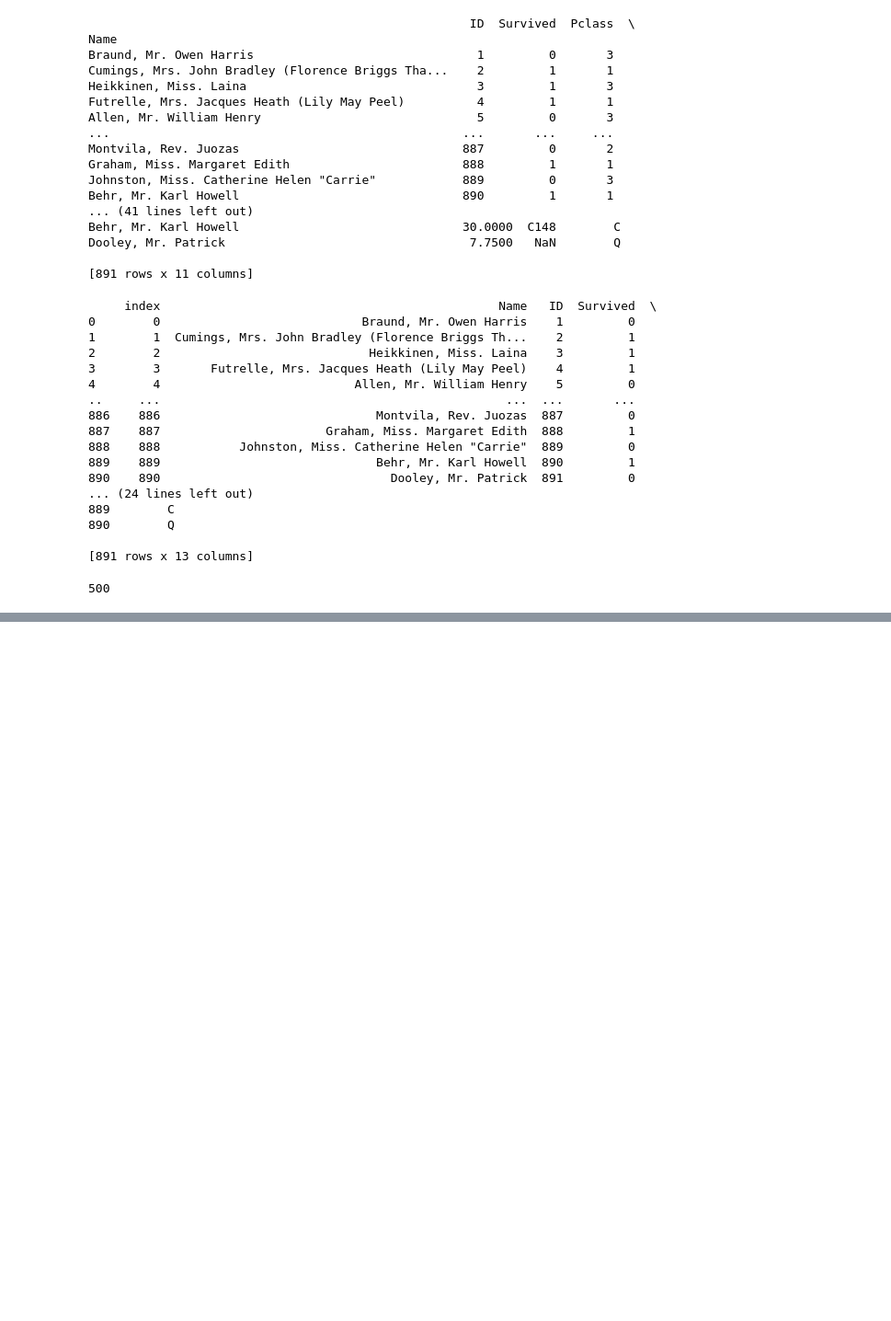
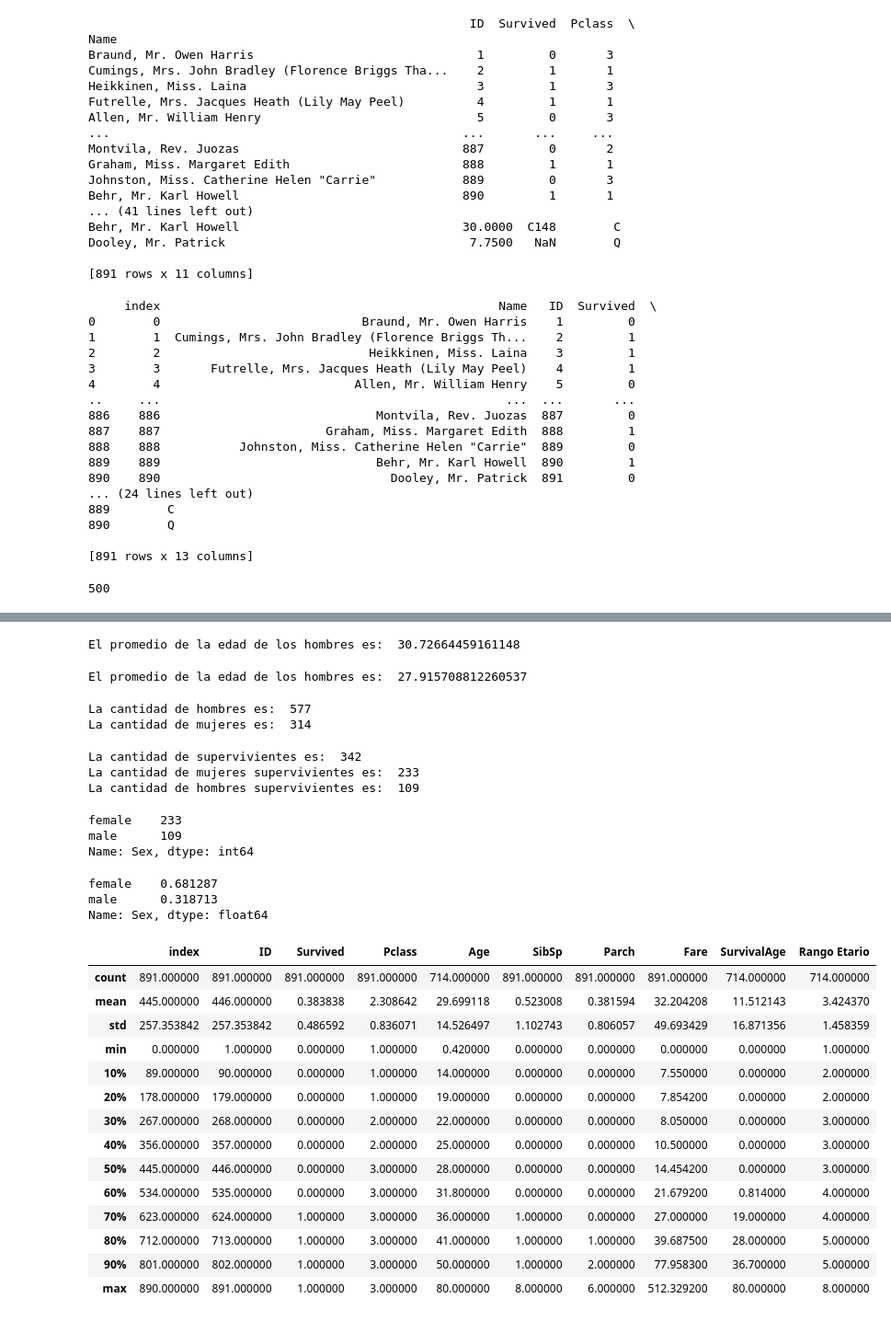
Before and after one commit to silgch/EducacionIt-AnalisisDeDatosConPython, a Jupyter notebook: Laboratorios/Python para analisis de datos - Clase 4 (Laboratorios).ipynb, the cells around one changed output, grey strips where cells are left out. Shown: that part at 92% size. Saved outputs shown, nothing was run; the diff lists cells and outputs as text; code cells hidden in the pictures; blank space fills up the shorter version.

```diff
--- a/Laboratorios/Python para analisis de datos - Clase 4 (Laboratorios).ipynb
+++ b/Laboratorios/Python para analisis de datos - Clase 4 (Laboratorios).ipynb
@@ -290,0 +297,4 @@ print(indice.size)
+# %%
+# Crear una columna llamada “SurvivalAge” que sea el producto de la columnas “Survived” y “Age”. Hacerlo por operador y por método.
+df["SurvivalAge"]=df["Survived"] * df["Age"]
+print(df["SurvivalAge"])
@@ -290,0 +314,12 @@ print(indice.size)
+# %%
+# Crear una nueva columna que genere un rango etario para cada persona,
+# de modo que las edades entre 0 y 9 generen el número 1,
+# entre 10 y 19 el número 2, etc. de modo que los missing values se mapeen a cero.
+
+
+
+
+df["Rango Etario"] = np.ceil(df["Age"]/10)
+#df["Rango Etario"]= np.ceil(df["Rango Etario"])
+
+print(df.loc[(df["Age"] < 20 )& (df["Age"] > 9 ), ["Age", "Rango Etario"]] )
@@ -290,0 +381,61 @@ print(indice.size)
+# %%
+#Encontrar el promedio de edad de hombres y mujeres.
+
+print("El promedio de la edad de los hombres es: ", df[(df["Sex"]=="male")]["Age"].mean())
+# %% [output]
+El promedio de la edad de los hombres es:  30.72664459161148
+# %%
+#Usando LOC:
+print("El promedio de la edad de las mujeres es: ", df.loc[(df["Sex"]=="female"),"Age"].mean())
+# %% [output]
+El promedio de la edad de los hombres es:  27.915708812260537
+# %%
+#Encontrar la cantidad de hombres y mujeres.
+print("La cantidad de hombres es: ",df.loc[(df["Sex"]=="male"),"ID"].count() )
+print("La cantidad de mujeres es: ",df.loc[(df["Sex"]=="female"),"ID"].count() )
+# %% [output]
+La cantidad de hombres es:  577
+La cantidad de mujeres es:  314
+# %%
+#Encontrar la cantidad de supervivientes entre hombres y mujeres.
+supervivientes= df[df["Survived"]== 1]
+print("La cantidad de supervivientes es: ",supervivientes["ID"].count() )
+print("La cantidad de mujeres supervivientes es: ",supervivientes.loc[(supervivientes["Sex"]=="female"),"ID"].count() )
+print("La cantidad de hombres supervivientes es: ",supervivientes.loc[(supervivientes["Sex"]=="male"),"ID"].count() )
+# %% [output]
+La cantidad de supervivientes es:  342
+La cantidad de mujeres supervivientes es:  233
+La cantidad de hombres supervivientes es:  109
+# %%
+#Tambien podemos hacer el mismo calculo de forma mas simple usando value_counts:
+supervivientes["Sex"].value_counts()
+# %% [output]
+female    233
+male      109
+Name: Sex, dtype: int64
+# %%
+# Encontrar la proporción de supervivientes entre hombres y mujeres.
+supervivientes["Sex"].value_counts(normalize=True)
+# %% [output]
+female    0.681287
+male      0.318713
+Name: Sex, dtype: float64
+# %%
+# Usar describe con incrementos del percentil de 10%.
+df.describe(percentiles= [.1, .2, .3,.4,.5,.6,.7,.8,.9])
+# %% [output]
+|  | index | ID | Survived | Pclass | Age | SibSp | Parch | Fare | SurvivalAge | Rango Etario |
+| count | 891.000000 | 891.000000 | 891.000000 | 891.000000 | 714.000000 | 891.000000 | 891.000000 | 891.000000 | 714.000000 | 714.000000 |
+| mean | 445.000000 | 446.000000 | 0.383838 | 2.308642 | 29.699118 | 0.523008 | 0.381594 | 32.204208 | 11.512143 | 3.424370 |
+| std | 257.353842 | 257.353842 | 0.486592 | 0.836071 | 14.526497 | 1.102743 | 0.806057 | 49.693429 | 16.871356 | 1.458359 |
+| min | 0.000000 | 1.000000 | 0.000000 | 1.000000 | 0.420000 | 0.000000 | 0.000000 | 0.000000 | 0.000000 | 1.000000 |
+| 10% | 89.000000 | 90.000000 | 0.000000 | 1.000000 | 14.000000 | 0.000000 | 0.000000 | 7.550000 | 0.000000 | 2.000000 |
+| 20% | 178.000000 | 179.000000 | 0.000000 | 1.000000 | 19.000000 | 0.000000 | 0.000000 | 7.854200 | 0.000000 | 2.000000 |
+| 30% | 267.000000 | 268.000000 | 0.000000 | 2.000000 | 22.000000 | 0.000000 | 0.000000 | 8.050000 | 0.000000 | 3.000000 |
+| 40% | 356.000000 | 357.000000 | 0.000000 | 2.000000 | 25.000000 | 0.000000 | 0.000000 | 10.500000 | 0.000000 | 3.000000 |
+| 50% | 445.000000 | 446.000000 | 0.000000 | 3.000000 | 28.000000 | 0.000000 | 0.000000 | 14.454200 | 0.000000 | 3.000000 |
+| 60% | 534.000000 | 535.000000 | 0.000000 | 3.000000 | 31.800000 | 0.000000 | 0.000000 | 21.679200 | 0.814000 | 4.000000 |
+| 70% | 623.000000 | 624.000000 | 1.000000 | 3.000000 | 36.000000 | 1.000000 | 0.000000 | 27.000000 | 19.000000 | 4.000000 |
+| 80% | 712.000000 | 713.000000 | 1.000000 | 3.000000 | 41.000000 | 1.000000 | 1.000000 | 39.687500 | 28.000000 | 5.000000 |
+| 90% | 801.000000 | 802.000000 | 1.000000 | 3.000000 | 50.000000 | 1.000000 | 2.000000 | 77.958300 | 36.700000 | 5.000000 |
+| max | 890.000000 | 891.000000 | 1.000000 | 3.000000 | 80.000000 | 8.000000 | 6.000000 | 512.329200 | 80.000000 | 8.000000 |
```
Also changed, not shown: parts of 6 cells of this notebook, 1 other file.
